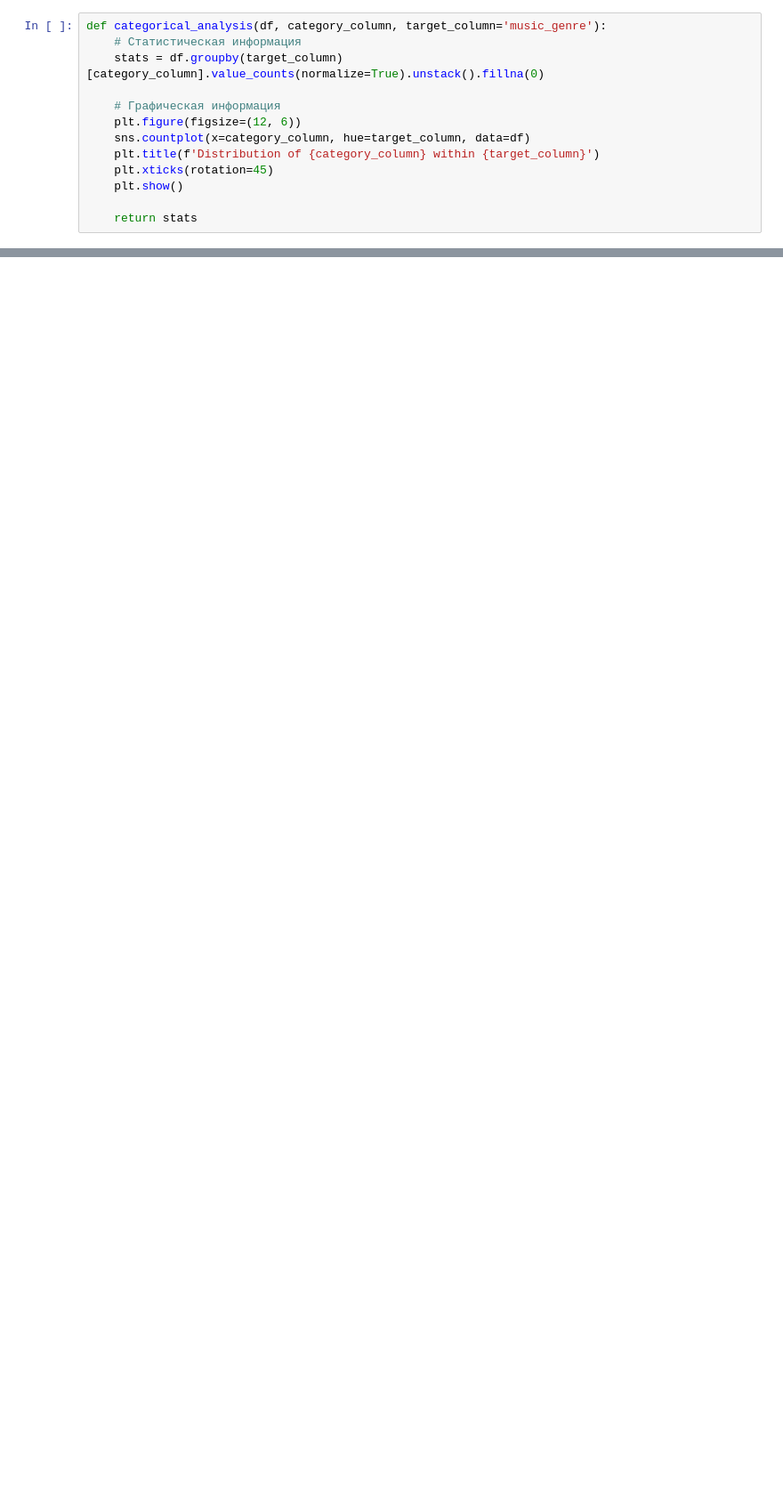
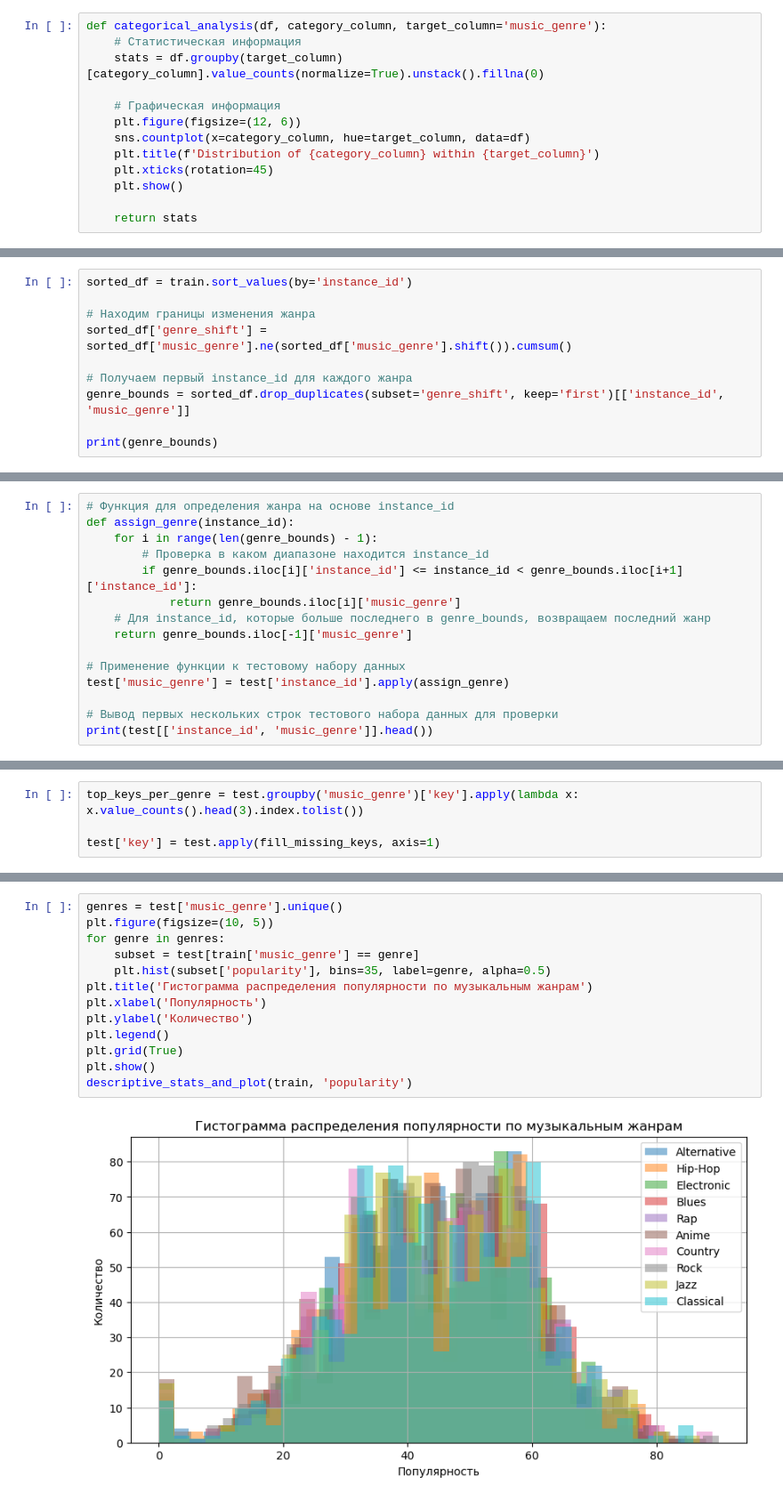
Before and after one commit to EPrutskoy/Kaggle_music_genre_prediction, a Jupyter notebook: Test.ipynb, the cells around one changed output, grey strips where cells are left out. Shown at 89% size. Saved outputs shown, nothing was run; the diff lists cells and outputs as text; blank space fills up the shorter version.

```diff
--- a/Test.ipynb
+++ b/Test.ipynb
@@ -218,0 +223,10 @@ FileNotFoundError: [Errno 2] No such file or directory: 'train.csv'
+# %%
+sorted_df = train.sort_values(by='instance_id')
+
+# Находим границы изменения жанра
+sorted_df['genre_shift'] = sorted_df['music_genre'].ne(sorted_df['music_genre'].shift()).cumsum()
+
+# Получаем первый instance_id для каждого жанра
+genre_bounds = sorted_df.drop_duplicates(subset='genre_shift', keep='first')[['instance_id', 'music_genre']]
+
+print(genre_bounds)
@@ -218,0 +245,15 @@ FileNotFoundError: [Errno 2] No such file or directory: 'train.csv'
+# %%
+# Функция для определения жанра на основе instance_id
+def assign_genre(instance_id):
+    for i in range(len(genre_bounds) - 1):
+        # Проверка в каком диапазоне находится instance_id
+        if genre_bounds.iloc[i]['instance_id'] <= instance_id < genre_bounds.iloc[i+1]['instance_id']:
+            return genre_bounds.iloc[i]['music_genre']
+    # Для instance_id, которые больше последнего в genre_bounds, возвращаем последний жанр
+    return genre_bounds.iloc[-1]['music_genre']
+
+# Применение функции к тестовому набору данных
+test['music_genre'] = test['instance_id'].apply(assign_genre)
+
+# Вывод первых нескольких строк тестового набора данных для проверки
+print(test[['instance_id', 'music_genre']].head())
@@ -218,0 +296,4 @@ FileNotFoundError: [Errno 2] No such file or directory: 'train.csv'
+# %%
+top_keys_per_genre = test.groupby('music_genre')['key'].apply(lambda x: x.value_counts().head(3).index.tolist())
+
+test['key'] = test.apply(fill_missing_keys, axis=1)
@@ -218,0 +302,15 @@ FileNotFoundError: [Errno 2] No such file or directory: 'train.csv'
+# %%
+genres = test['music_genre'].unique()
+plt.figure(figsize=(10, 5))
+for genre in genres:
+    subset = test[train['music_genre'] == genre]
+    plt.hist(subset['popularity'], bins=35, label=genre, alpha=0.5)
+plt.title('Гистограмма распределения популярности по музыкальным жанрам')
+plt.xlabel('Популярность')
+plt.ylabel('Количество')
+plt.legend()
+plt.grid(True)
+plt.show()
+descriptive_stats_and_plot(train, 'popularity')
+# %% [output]
+[figure, added]
```
Also changed, not shown: parts of 11 cells of this notebook.
